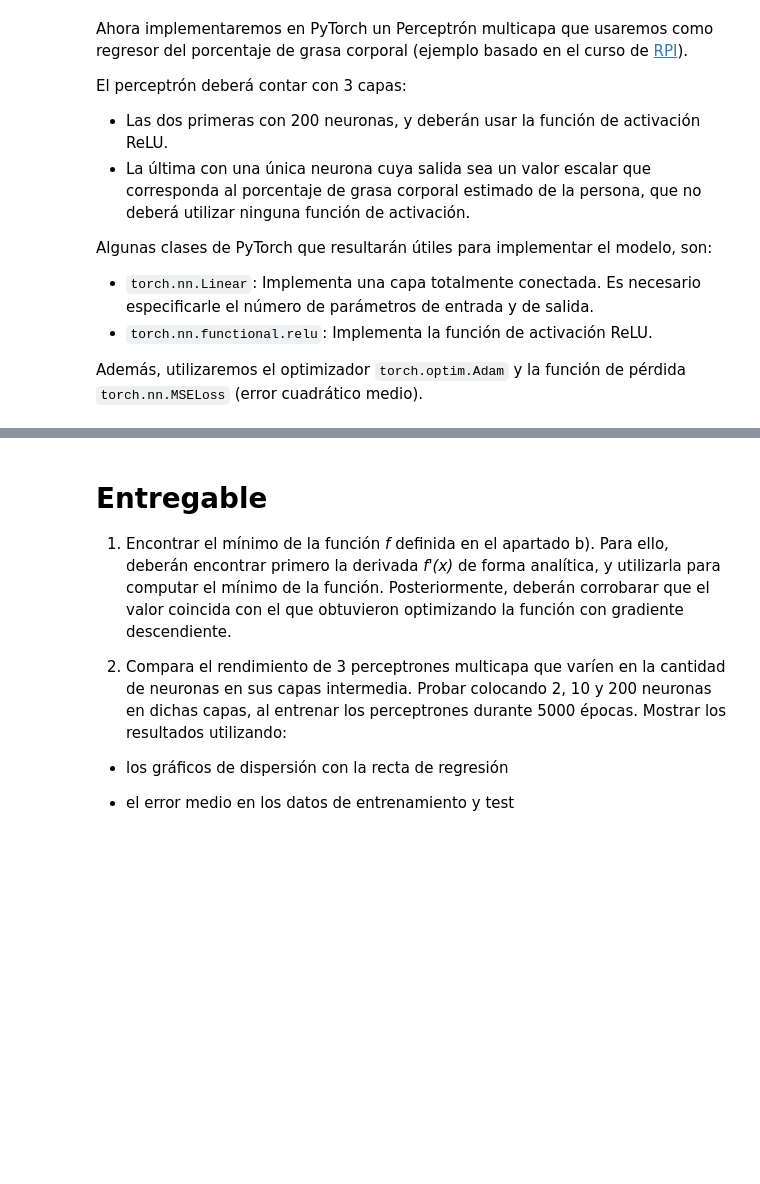
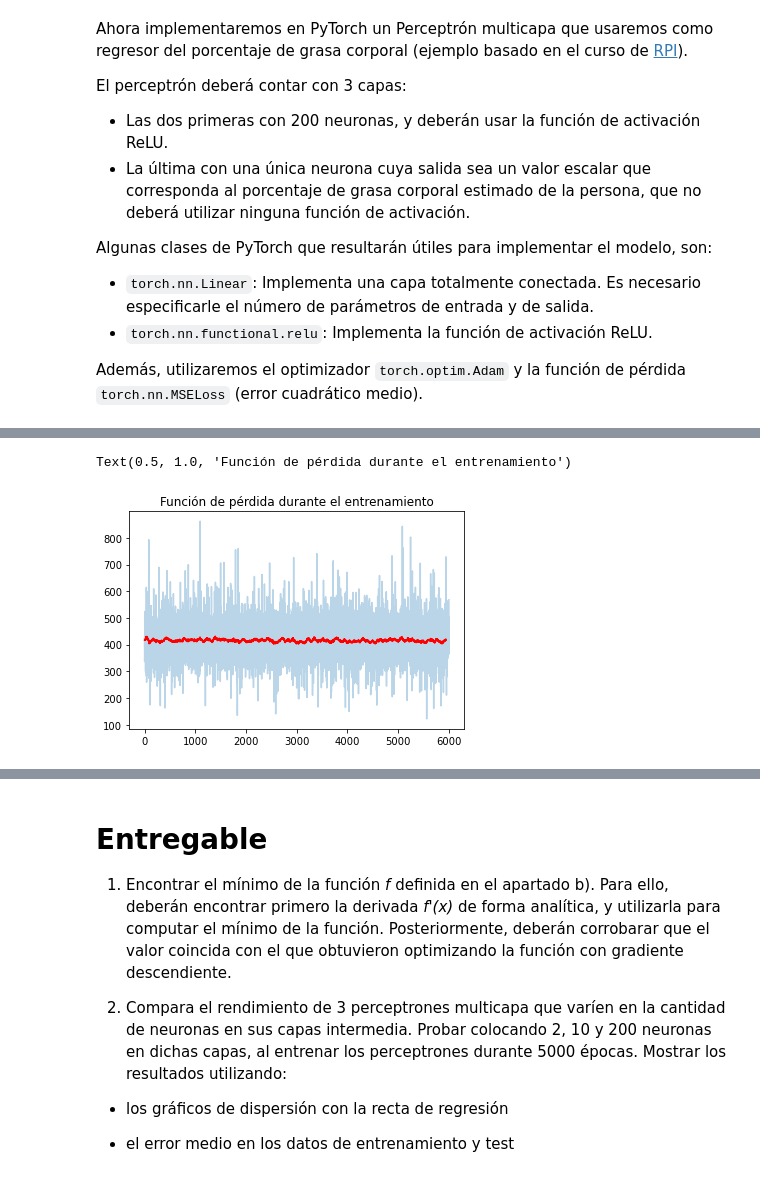
Before and after one commit to KenetC/AP-practicas, a Jupyter notebook: Practica 2.ipynb, the cells around one changed output, grey strips where cells are left out. Saved outputs shown, nothing was run; the diff lists cells and outputs as text; code cells hidden in the pictures; blank space fills up the shorter version.

```diff
--- a/Practica 2.ipynb
+++ b/Practica 2.ipynb
@@ -173,3 +173,8 @@ Particionamos los datos en entrenamiento y prueba usando la función `sklearn.mo
 
  # Particiono los datos en entrenamiento y prueba usando el método de scikitlearn
  X_train, X_test, y_train, y_test = train_test_split(data,percentages,test_size=0.33,random_state=seed)
+# %%
+loader = DataLoader(dataset=dataset, batch_size=batch_size, shuffle=True)
+for x,y in loader:
+    print(y.shape)
+    #print(y)
@@ -200,24 +212,25 @@ learning_rate = 1e-3
 class Net(torch.nn.Module):
     def __init__(self, input_features, size_hidden, n_output):
         super(Net, self).__init__()
-        self.hidden1 = ...
-        self.hidden2 = ...
-        self.out = ...
+        self.hidden1 = nn.Linear(input_features,size_hidden)
+        self.hidden2 = nn.Linear(size_hidden,size_hidden)
+        self.out = nn.Linear(size_hidden,n_output)
 
     def forward(self, x):
-        x = ...
-        return x
+        x = F.relu(self.hidden1(x))
+        x = F.relu(self.hidden2(x))
+        output = F.softmax(self.out(x),dim=1)
+        return output
 
 # Definimos el modelo del perceptrón
-net = Net( ... , ... , ... )
+net = Net(14,10,1)
 
 # Construimos el optimizador, y le indicamos que los parámetros a optimizar
 # son los del modelo definido: net.parameters()
-
-optimizer = torch.optim.Adam( ... , lr=learning_rate)
+optimizer = torch.optim.Adam(net.parameters(), lr=learning_rate)
 
 # Definimos también la función de pérdida a utilizar
-criterion = ...
+criterion = nn.MSELoss()
 
 # Creamos el objeto dataset que empaqueta los array de numpy para que puedan
 # ser leidos por PyTorch
@@ -229,7 +242,7 @@ dataset = TensorDataset(torch.from_numpy(X_train).clone(), torch.from_numpy(y_tr
 loader = DataLoader(dataset=dataset, batch_size=batch_size, shuffle=True)
 
 # Número de épocas
-num_epochs = 5000
+num_epochs = 1000
 
 # Lista en la que iremos guardando el valor de la función de pérdida en cada
 # etapa de entrenamiento
@@ -241,16 +254,17 @@ for i in range(num_epochs):
     total_loss = 0.0
     for x, y in loader:
         # Seteo en cero los gradientes de los parámetros a optimizar
-        optimizer...
+        optimizer.zero_grad()
 
         # Realizo la pasada forward por la red
-        loss = ...
+        output = net(x)
+        loss = criterion(output,y)
 
         # Realizo la pasada backward por la red
-        loss....
+        loss.backward()
 
         # Actualizo los pesos de la red con el optimizador
-        optimizer....
+        optimizer.step()
 
         # Me guardo el valor actual de la función de pérdida para luego graficarlo
         loss_list.append(loss.data.item())
@@ -274,3 +288,4 @@ N = 60
 running_avg_loss = np.convolve(loss_np_array, np.ones((N,))/N, mode='valid')
 plt.plot(running_avg_loss, color='red')
 plt.title("Función de pérdida durante el entrenamiento")
+# %% [output]
@@ -277,3 +301,5 @@ plt.title("Función de pérdida durante el entrenamiento")
+Text(0.5, 1.0, 'Función de pérdida durante el entrenamiento')
+[figure, added]
 # %%
 from sklearn.linear_model import LinearRegression
 from numpy.linalg import norm
```
Also changed, not shown: parts of 8 cells of this notebook.
